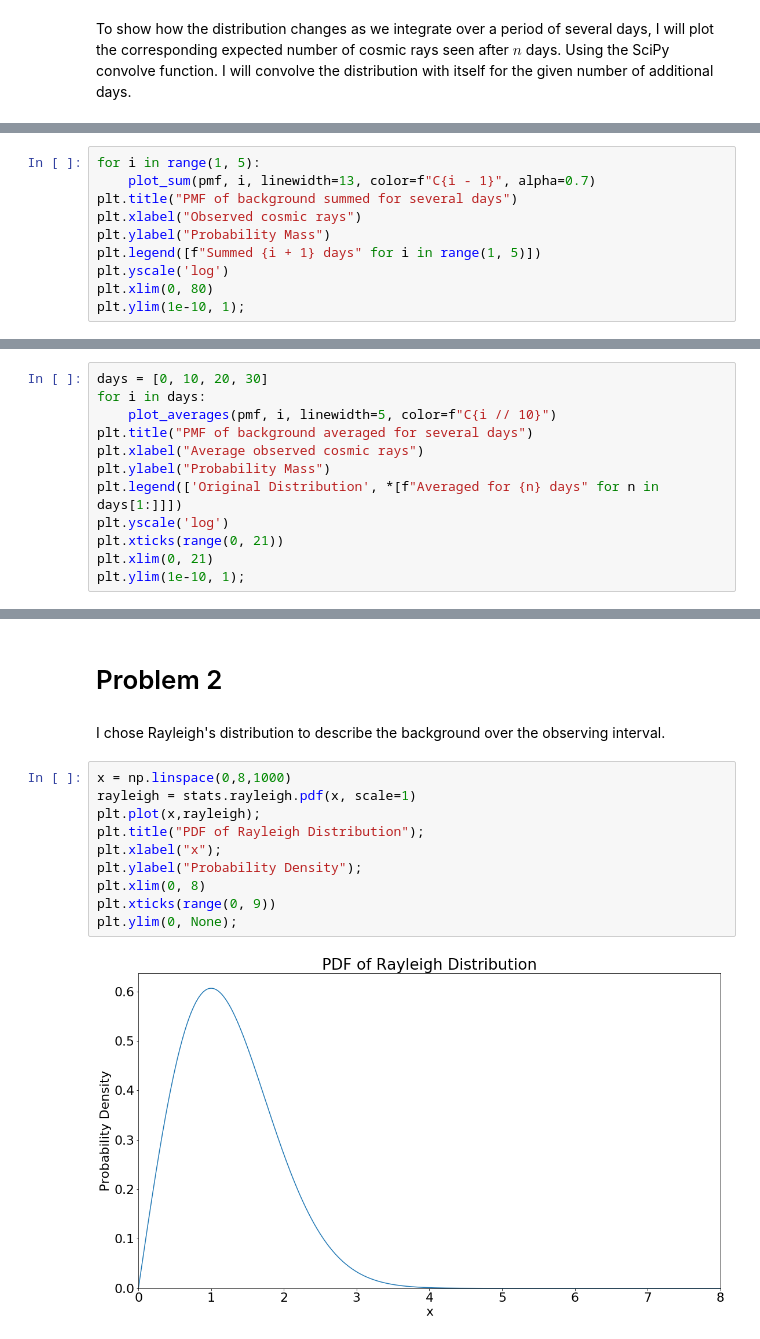
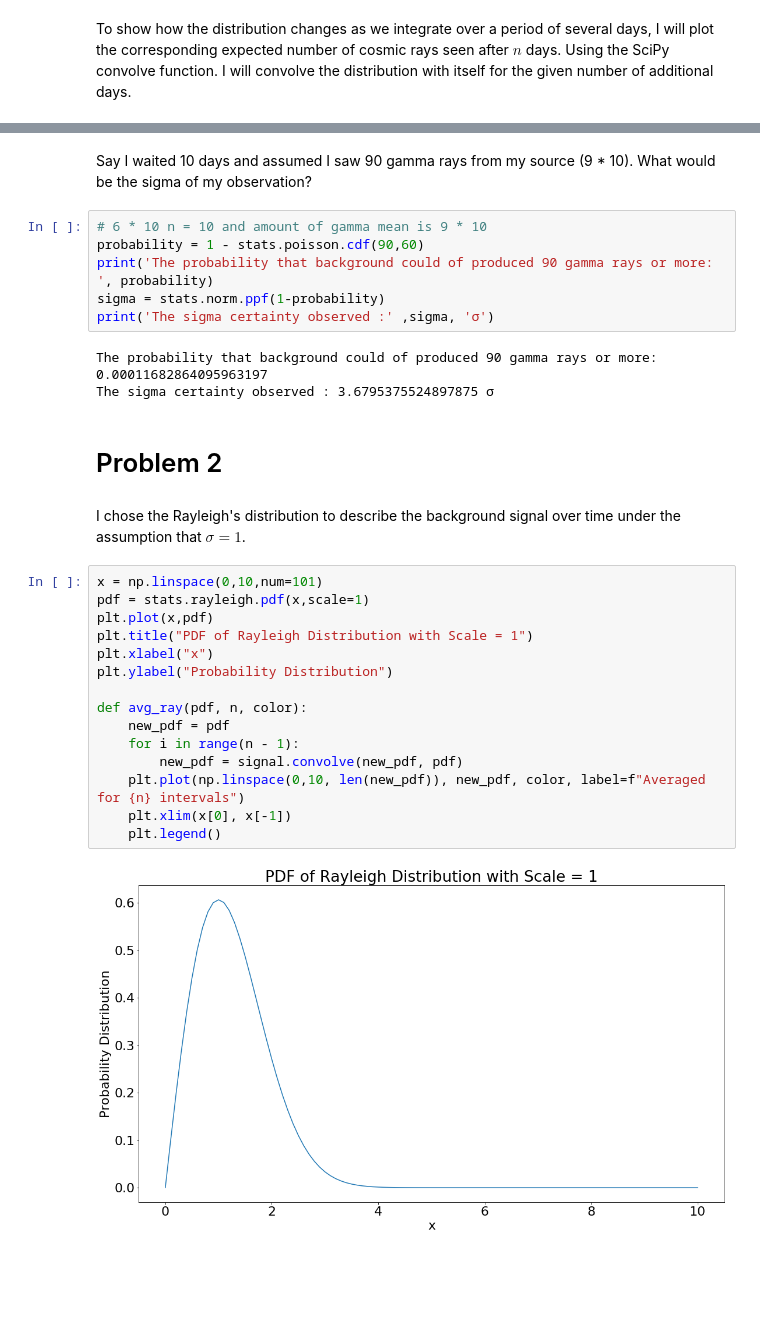
Before and after one commit to noahkim4648/Phys-434-Portfolio, a Jupyter notebook: Lab2.ipynb, the cells around one changed output, grey strips where cells are left out. Drawn from its saved outputs; the diff is of its cells as text; blank space fills up the shorter version.

```diff
--- a/Lab2.ipynb
+++ b/Lab2.ipynb
@@ -57,10 +87,0 @@ def plot_sum(k, n, *args, **kwargs):
-# %%
-for i in range(1, 5):
-    plot_sum(pmf, i, linewidth=13, color=f"C{i - 1}", alpha=0.7)
-plt.title("PMF of background summed for several days")
-plt.xlabel("Observed cosmic rays")
-plt.ylabel("Probability Mass")
-plt.legend([f"Summed {i + 1} days" for i in range(1, 5)])
-plt.yscale('log')
-plt.xlim(0, 80)
-plt.ylim(1e-10, 1);
@@ -81,12 +87,0 @@ def plot_averages(k, n, *args, **kwargs):
-# %%
-days = [0, 10, 20, 30]
-for i in days:
-    plot_averages(pmf, i, linewidth=5, color=f"C{i // 10}")
-plt.title("PMF of background averaged for several days")
-plt.xlabel("Average observed cosmic rays")
-plt.ylabel("Probability Mass")
-plt.legend(['Original Distribution', *[f"Averaged for {n} days" for n in days[1:]]])
-plt.yscale('log')
-plt.xticks(range(0, 21))
-plt.xlim(0, 21)
-plt.ylim(1e-10, 1);
@@ -106,16 +118,32 @@ print(stats.norm.ppf(1 - prob))
+# %% [markdown]
+Say I waited 10 days and assumed I saw 90 gamma rays from my source (9 * 10). What would be the sigma of my observation?
+# %%
+# 6 * 10 n = 10 and amount of gamma mean is 9 * 10
+probability = 1 - stats.poisson.cdf(90,60)
+print('The probability that background could of produced 90 gamma rays or more: ', probability)
+sigma = stats.norm.ppf(1-probability)
+print('The sigma certainty observed :' ,sigma, 'σ')
+# %% [output]
+The probability that background could of produced 90 gamma rays or more:  0.00011682864095963197
+The sigma certainty observed : 3.6795375524897875 σ
 # %% [markdown]
 # Problem 2
 # %% [markdown]
-I chose Rayleigh's distribution to describe the background over the observing interval.
+I chose the Rayleigh's distribution to describe the background signal over time under the assumption that $\sigma = 1$.
 # %%
-x = np.linspace(0,8,1000)
-rayleigh = stats.rayleigh.pdf(x, scale=1)
-plt.plot(x,rayleigh);
-plt.title("PDF of Rayleigh Distribution");
-plt.xlabel("x");
-plt.ylabel("Probability Density");
-plt.xlim(0, 8)
-plt.xticks(range(0, 9))
-plt.ylim(0, None);
+x = np.linspace(0,10,num=101)
+pdf = stats.rayleigh.pdf(x,scale=1)
+plt.plot(x,pdf)
+plt.title("PDF of Rayleigh Distribution with Scale = 1")
+plt.xlabel("x")
+plt.ylabel("Probability Distribution")
+
+def avg_ray(pdf, n, color):
+    new_pdf = pdf
+    for i in range(n - 1):
+        new_pdf = signal.convolve(new_pdf, pdf)
+    plt.plot(np.linspace(0,10, len(new_pdf)), new_pdf, color, label=f"Averaged for {n} intervals")
+    plt.xlim(x[0], x[-1])
+    plt.legend()
 # %% [output]
-[figure, old version]
+[figure, new version]
```
Also changed, not shown: parts of 68 cells of this notebook, 1 other file.
